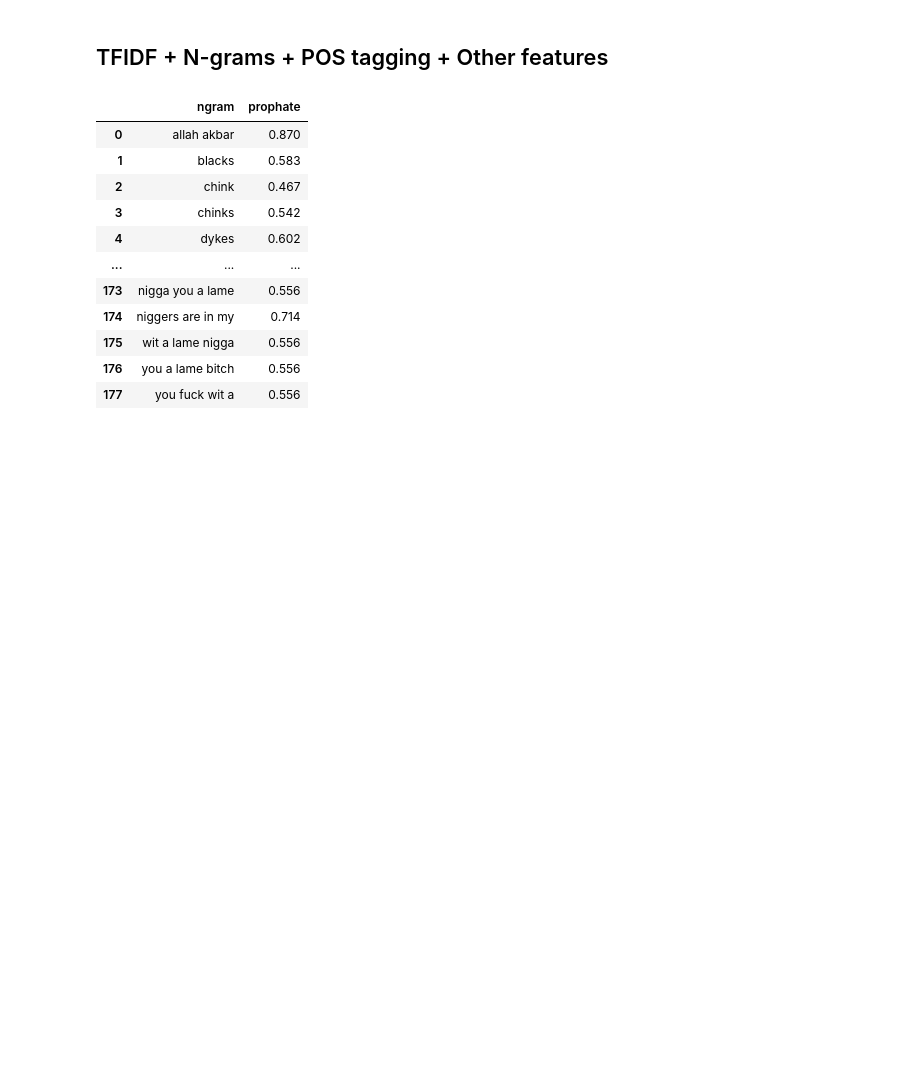
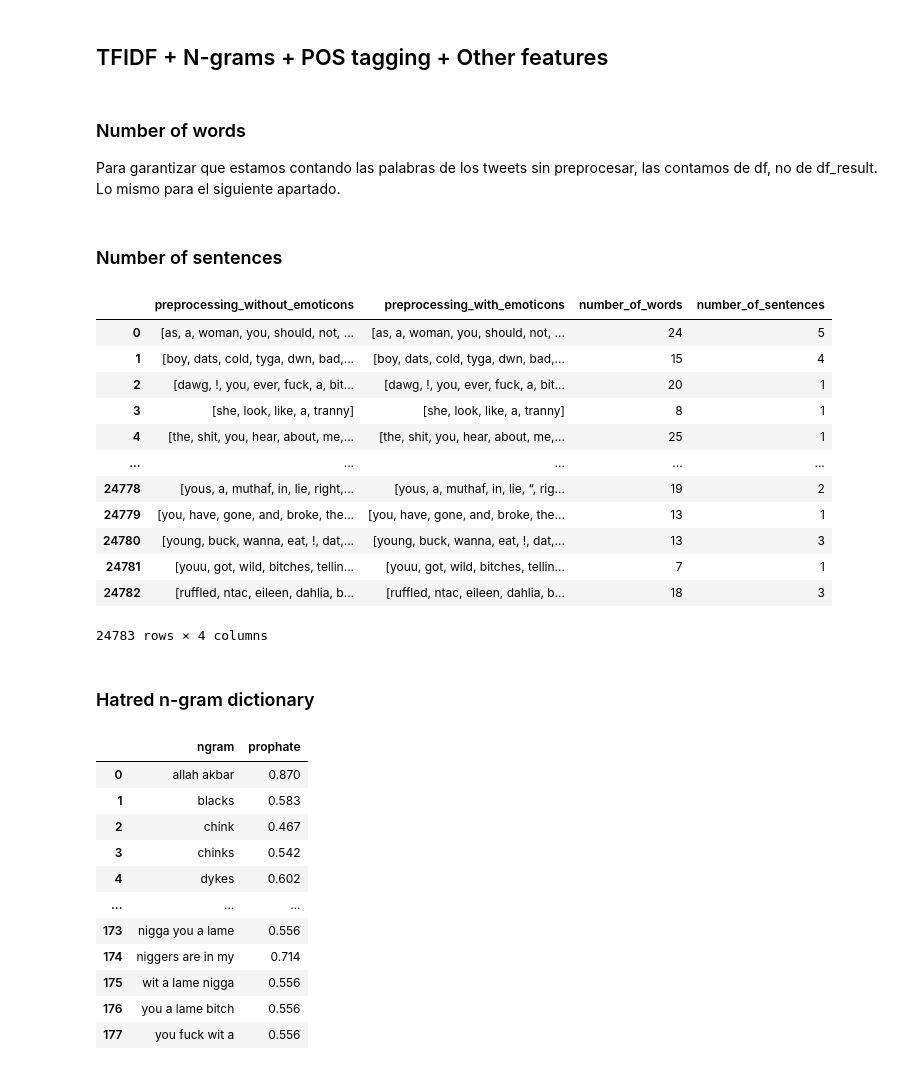
Before and after one commit to sergiobm3/ESI_MachineLearning, a Jupyter notebook: SSJ_Task2_Natural_Language_Processing_09_12_2020.ipynb, the cells around one changed output. Saved outputs shown, nothing was run; the diff lists cells and outputs as text; code cells hidden in the pictures; blank space fills up the shorter version.

```diff
--- a/SSJ_Task2_Natural_Language_Processing_09_12_2020.ipynb
+++ b/SSJ_Task2_Natural_Language_Processing_09_12_2020.ipynb
@@ -730,6 +742,52 @@ nouns
  ...]
 # %% [markdown]
 ## TFIDF + N-grams + POS tagging + Other features
+# %% [markdown]
+### Number  of  words
+
+Para garantizar que estamos contando las palabras de los tweets sin preprocesar, las contamos de df, no de df_result. Lo mismo para el siguiente apartado.
+# %%
+listNumberWords = []
+
+#df['tweet'][0]
+
+for i in range(0,len(df['tweet'])):
+  words = df['tweet'][i].split()
+  num_words = len(words)
+  listNumberWords.append(num_words)
+  #print(num_words)
+
+df_result['number_of_words'] = listNumberWords
+# %% [markdown]
+### Number  of  sentences
+# %%
+listNumberSentences = []
+
+for i in range(0,len(df['tweet'])):
+  sentences = df['tweet'][i].split('.') #### OJO A ESTO, PORQUE PUEDE HABER MUCHOS PUNTOS, ¿PERO NO DEBERÍA LIMPIARLO EL PREPROCESO?
+  num_sentences = len(sentences)
+  listNumberSentences.append(num_sentences)
+  #print(num_sentences)
+
+df_result['number_of_sentences'] = listNumberSentences
+# %%
+df_result
+# %% [output]
+|  | preprocessing_without_emoticons | preprocessing_with_emoticons | number_of_words | number_of_sentences |
+| 0 | [as, a, woman, you, should, not, ... | [as, a, woman, you, should, not, ... | 24 | 5 |
+| 1 | [boy, dats, cold, tyga, dwn, bad,... | [boy, dats, cold, tyga, dwn, bad,... | 15 | 4 |
+| 2 | [dawg, !, you, ever, fuck, a, bit... | [dawg, !, you, ever, fuck, a, bit... | 20 | 1 |
+| 3 | [she, look, like, a, tranny] | [she, look, like, a, tranny] | 8 | 1 |
+| 4 | [the, shit, you, hear, about, me,... | [the, shit, you, hear, about, me,... | 25 | 1 |
+| ... | ... | ... | ... | ... |
+| 24778 | [yous, a, muthaf, in, lie, right,... | [yous, a, muthaf, in, lie, “, rig... | 19 | 2 |
+| 24779 | [you, have, gone, and, broke, the... | [you, have, gone, and, broke, the... | 13 | 1 |
+| 24780 | [young, buck, wanna, eat, !, dat,... | [young, buck, wanna, eat, !, dat,... | 13 | 3 |
+| 24781 | [youu, got, wild, bitches, tellin... | [youu, got, wild, bitches, tellin... | 7 | 1 |
+| 24782 | [ruffled, ntac, eileen, dahlia, b... | [ruffled, ntac, eileen, dahlia, b... | 18 | 3 |
+24783 rows × 4 columns
+# %% [markdown]
+### Hatred n-gram dictionary
 # %%
 hatredDF = pd.read_csv('refined_ngram_dict.csv')
 # %%
```
Also changed, not shown: parts of 10 cells of this notebook.
